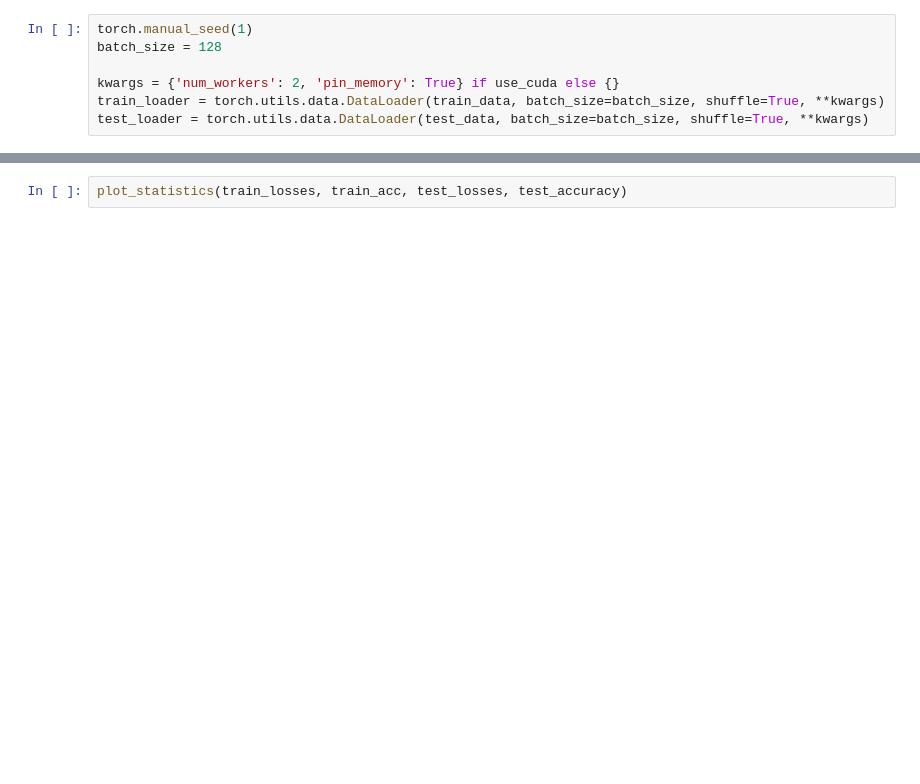
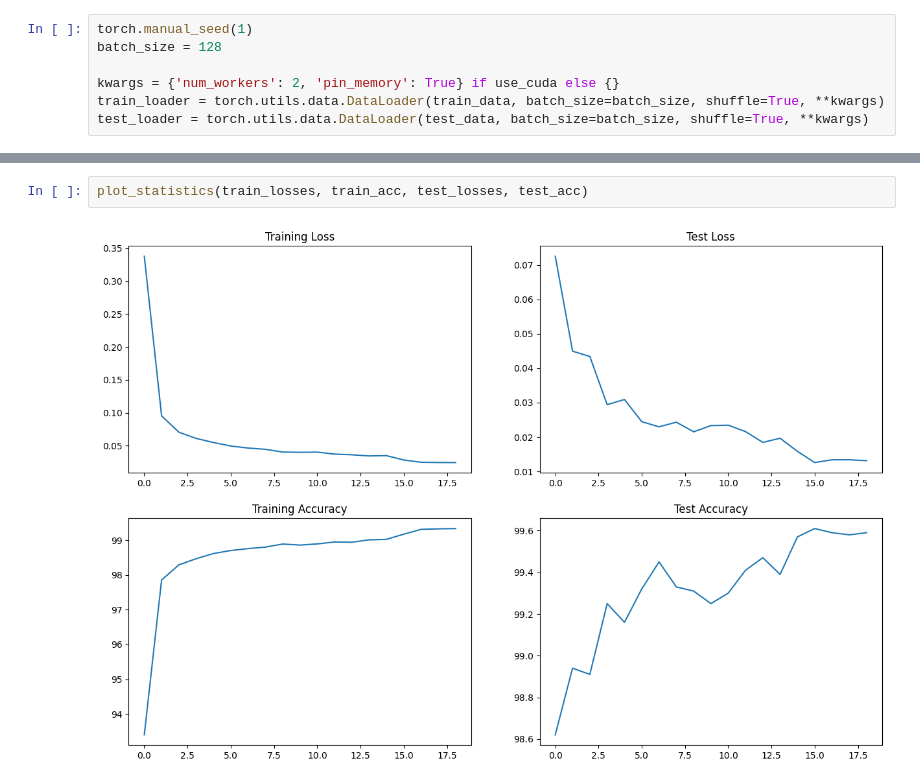
Before and after one commit to jyanivaddi/ERA_V1, a Jupyter notebook: session_6/S6.ipynb, the cells around one changed output, grey strips where cells are left out. Saved outputs shown, nothing was run; the diff lists cells and outputs as text; blank space fills up the shorter version.

```diff
--- a/session_6/S6.ipynb
+++ b/session_6/S6.ipynb
@@ -57,2 +137,4 @@ for epoch in range(1, 20):
 # %%
-plot_statistics(train_losses, train_acc, test_losses, test_accuracy)
+plot_statistics(train_losses, train_acc, test_losses, test_acc)
+# %% [output]
+[figure, added]
```
Also changed, not shown: parts of 8 cells of this notebook.
